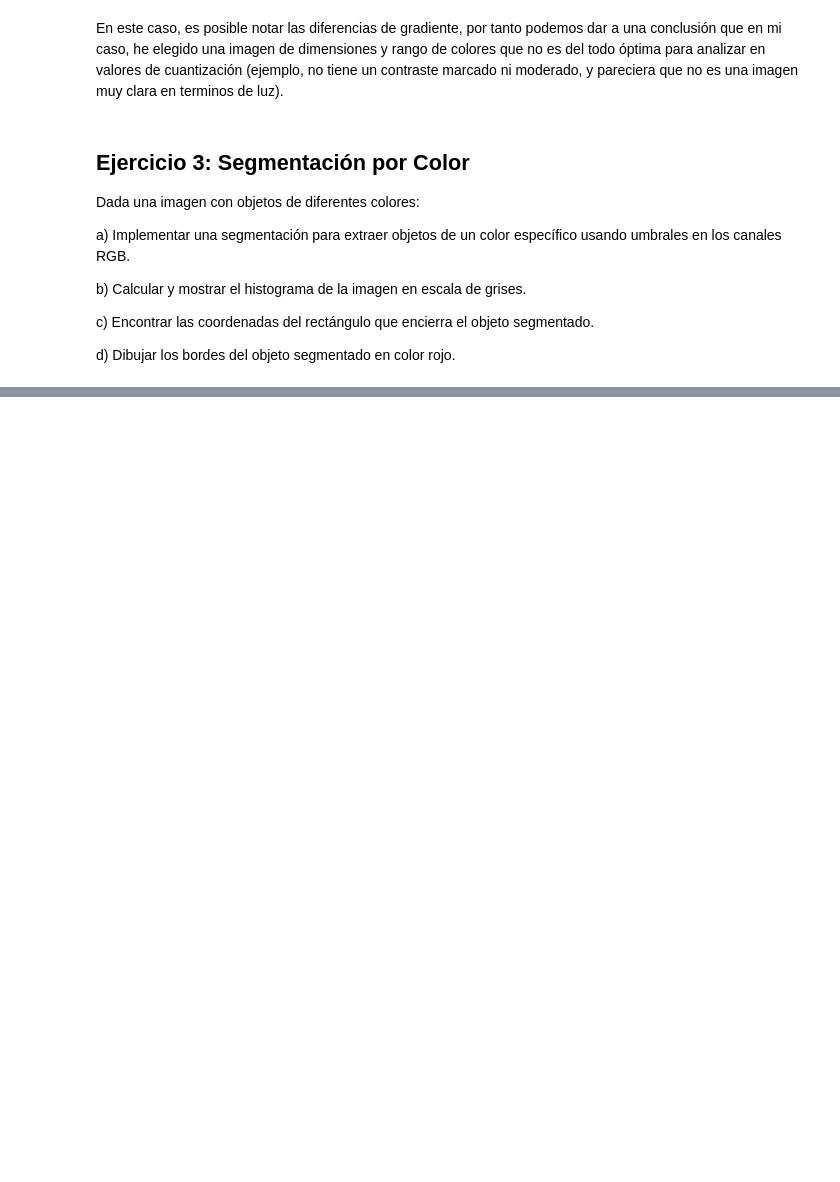
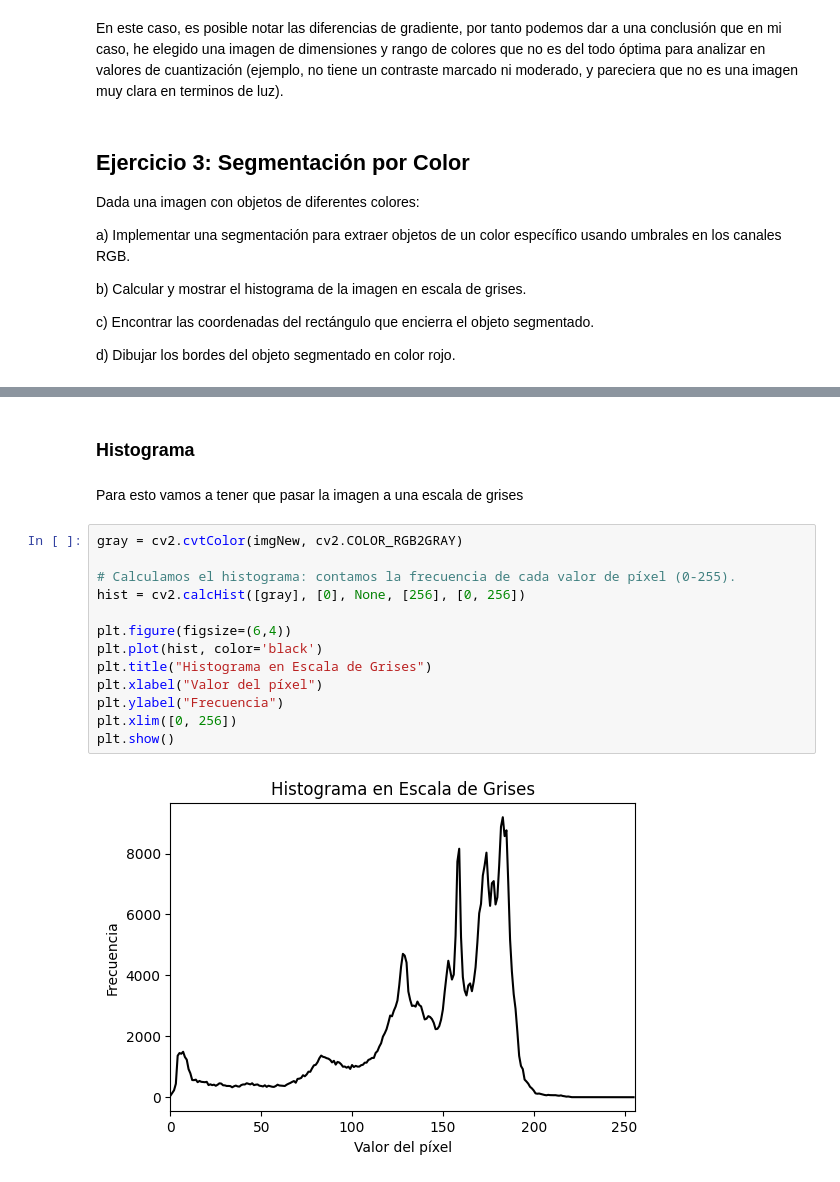
Before and after one commit to gimb99/PDI_BARTHOU_GONZALO, a Jupyter notebook: ejercicioIntegrador/ejercicioIntegrador.ipynb, the cells around one changed output, grey strips where cells are left out. Saved outputs shown, nothing was run; the diff lists cells and outputs as text; blank space fills up the shorter version.

```diff
--- a/ejercicioIntegrador/ejercicioIntegrador.ipynb
+++ b/ejercicioIntegrador/ejercicioIntegrador.ipynb
@@ -362,0 +394,19 @@ d) Dibujar los bordes del objeto segmentado en color rojo.
+# %% [markdown]
+### Histograma
+# %% [markdown]
+Para esto vamos a tener que pasar la imagen a una escala de grises
+# %%
+gray = cv2.cvtColor(imgNew, cv2.COLOR_RGB2GRAY)
+
+# Calculamos el histograma: contamos la frecuencia de cada valor de píxel (0-255).
+hist = cv2.calcHist([gray], [0], None, [256], [0, 256])
+
+plt.figure(figsize=(6,4))
+plt.plot(hist, color='black')
+plt.title("Histograma en Escala de Grises")
+plt.xlabel("Valor del píxel")
+plt.ylabel("Frecuencia")
+plt.xlim([0, 256])
+plt.show()
+# %% [output]
+[figure, added]
```
Also changed, not shown: parts of 8 cells of this notebook.
